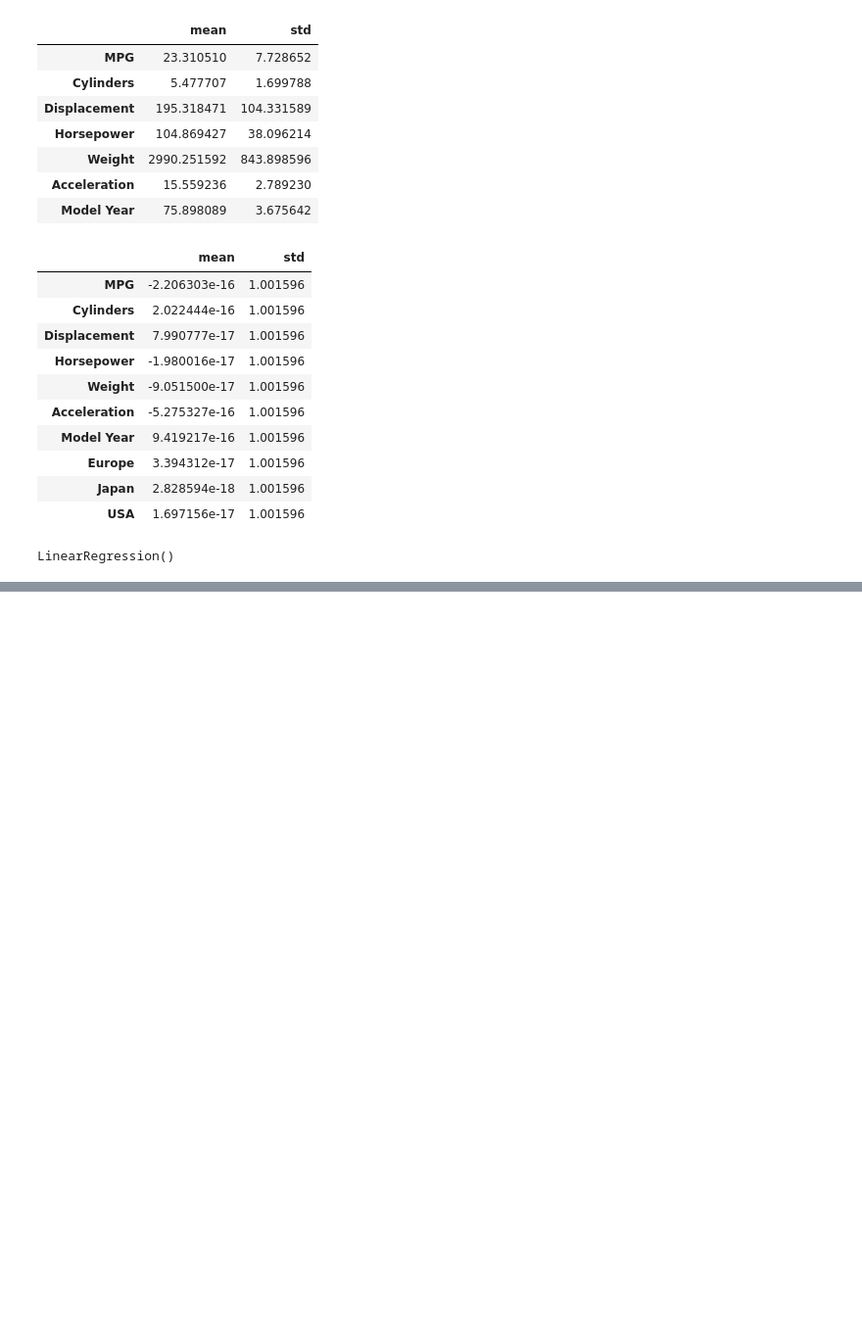
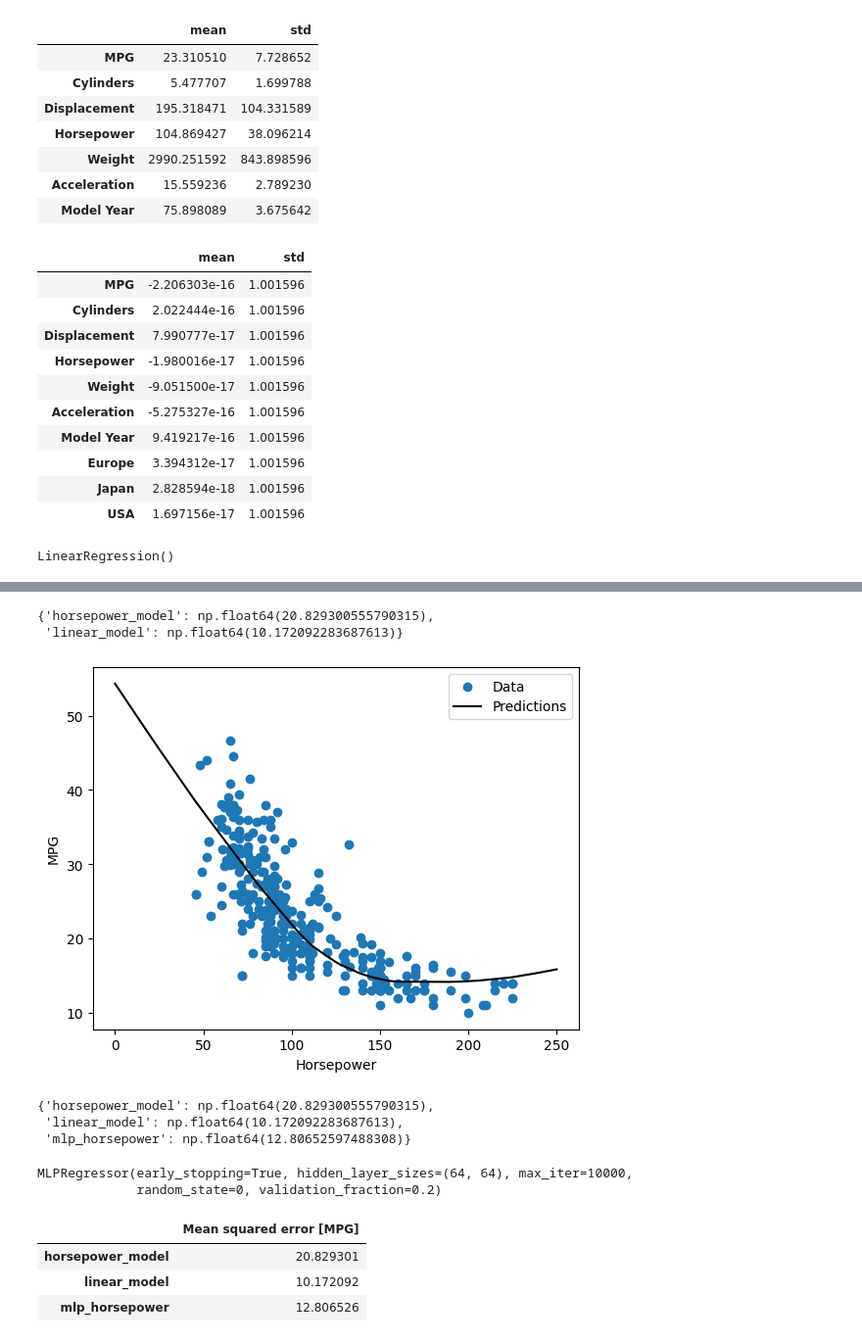
Before and after one commit to classroom-fundamentos-de-analitica/taller-presencial-11-regresion-basica-dcastillogi, a Jupyter notebook: notebook.ipynb, the cells around one changed output, grey strips where cells are left out. Shown at 98% size. Drawn from its saved outputs; the diff is of its cells as text; code cells hidden in the pictures; blank space fills up the shorter version.

```diff
--- a/notebook.ipynb
+++ b/notebook.ipynb
@@ -210,0 +335,73 @@ horsepower_model.intercept_
+# %%
+test_results["linear_model"] = mean_squared_error(
+    y_true=test_labels,
+    y_pred=test_predictions,
+)
+
+test_results
+# %% [output]
+{'horsepower_model': np.float64(20.829300555790315),
+ 'linear_model': np.float64(10.172092283687613)}
+# %%
+##
+## Modelo de redes neuronales con UNA variable
+##
+
+
+from sklearn.neural_network import MLPRegressor
+
+mlp_horsepower = MLPRegressor(
+    max_iter=10000,
+    hidden_layer_sizes=(64, 64),
+    activation="relu",
+    solver="adam",
+    learning_rate_init=0.001,
+    validation_fraction=0.2,
+    early_stopping=True,
+    random_state=0,
+)
+mlp_horsepower.fit(standarized_train_horsepower, train_labels)
+
+y = mlp_horsepower.predict(scaled_x)
+plot_horsepower(x, y)
+# %% [output]
+[figure, added]
+# %%
+y_pred = mlp_horsepower.predict(standarized_test_horsepower)
+
+test_results["mlp_horsepower"] = mean_squared_error(
+    y_true=test_labels,
+    y_pred=y_pred,
+)
+
+test_results
+# %% [output]
+{'horsepower_model': np.float64(20.829300555790315),
+ 'linear_model': np.float64(10.172092283687613),
+ 'mlp_horsepower': np.float64(12.80652597488308)}
+# %%
+##
+## Modelo de redes neuronales con VARIAS variables
+##
+
+mlp = MLPRegressor(
+    max_iter=10000,
+    hidden_layer_sizes=(64, 64),
+    activation="relu",
+    solver="adam",
+    learning_rate_init=0.001,
+    validation_fraction=0.2,
+    early_stopping=True,
+    random_state=0,
+)
+mlp.fit(standarized_train_features, train_labels)
+# %% [output]
+MLPRegressor(early_stopping=True, hidden_layer_sizes=(64, 64), max_iter=10000,
+             random_state=0, validation_fraction=0.2)
+# %%
+pd.DataFrame(test_results, index=["Mean squared error [MPG]"]).T
+# %% [output]
+|  | Mean squared error [MPG] |
+| horsepower_model | 20.829301 |
+| linear_model | 10.172092 |
+| mlp_horsepower | 12.806526 |
```
Also changed, not shown: parts of 15 cells of this notebook.
